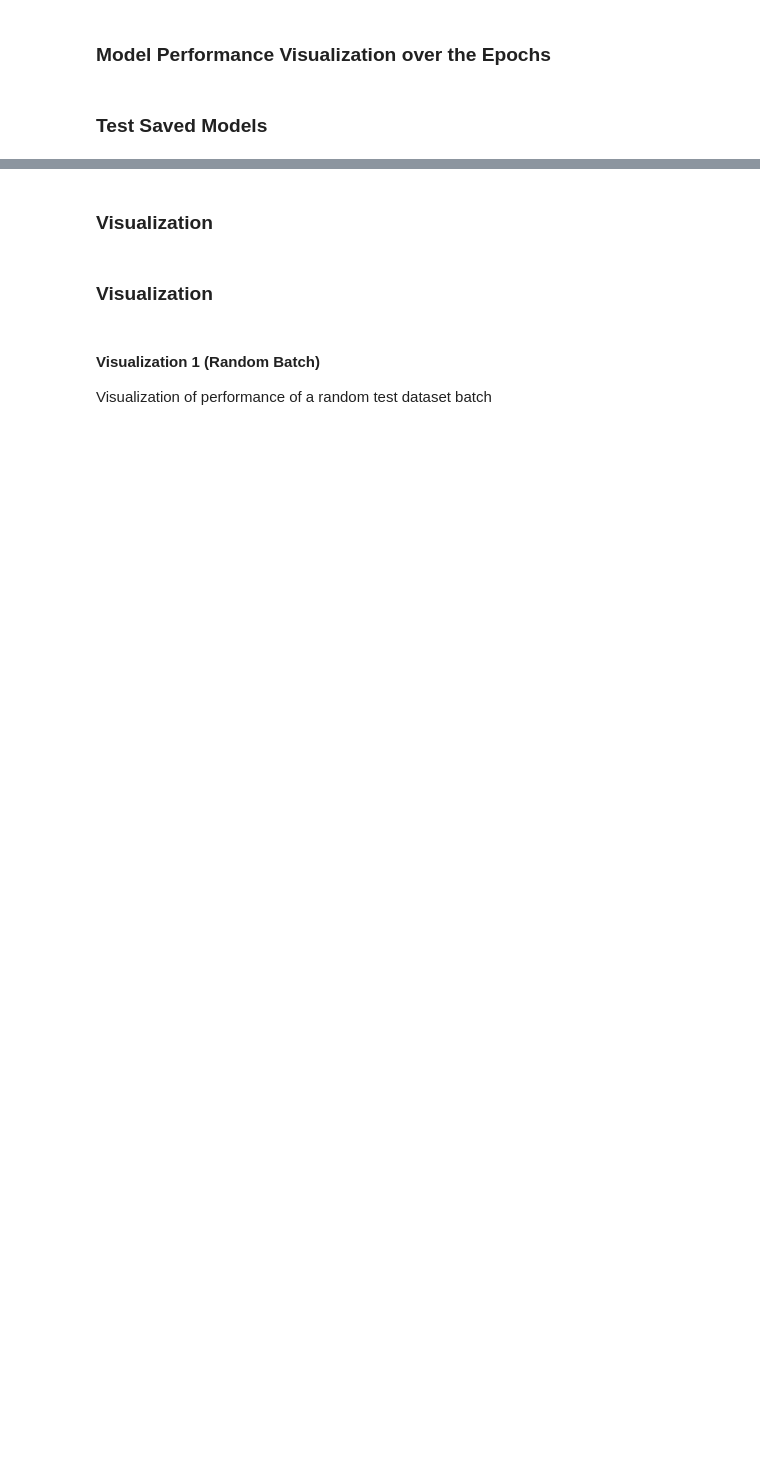
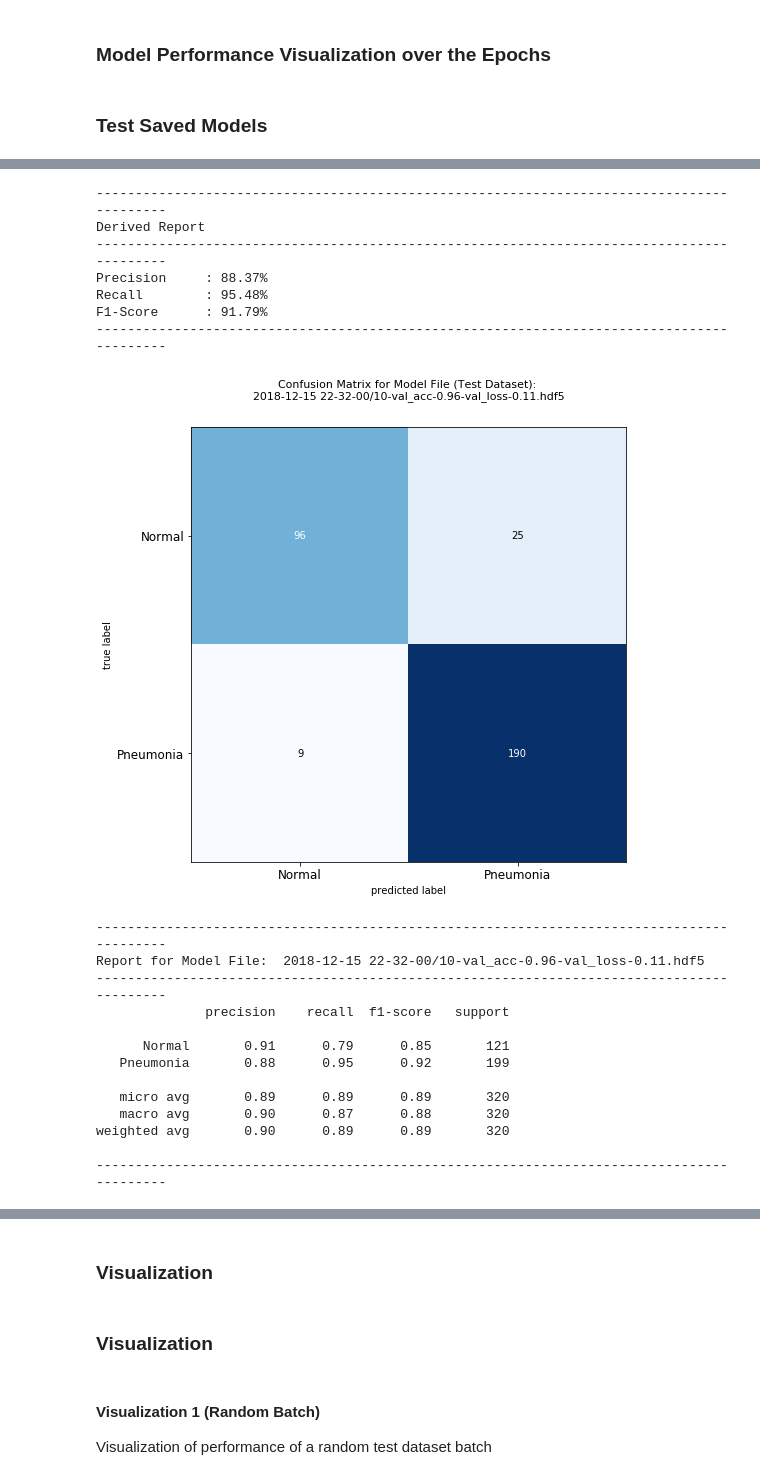
Before and after one commit to anjanatiha/Pneumonia-Detection-from-Chest-X-Ray-Images-with-Deep-Learning, a Jupyter notebook: code/Detection of Pneumonia from Chest X-Ray Images 1.0.0.0.ipynb, the cells around one changed output, grey strips where cells are left out. Cells and saved outputs as stored; diff of their text form; code cells hidden in the pictures; blank space fills up the shorter version.

Commit message:
built model from base

```diff
--- a/code/Detection of Pneumonia from Chest X-Ray Images 1.0.0.0.ipynb
+++ b/code/Detection of Pneumonia from Chest X-Ray Images 1.0.0.0.ipynb
@@ -234,6 +234,10 @@ def remove_empty_folders(path, removeRoot=True):
     if len(files) == 0 and removeRoot:
         print("Removing empty folder:", path)
         os.rmdir(path)
+
+
+def dir_file_count(directory):
+    return sum([len(files) for r, d, files in os.walk(directory)])
 # %%
 # print date and time for given type of representation
 def date_time(x):
@@ -524,7 +528,7 @@ classes = [name_correct(i) for i in classes]
 
 rescale = 1./255
 target_size = (150, 150)
-batch_size = 32
+batch_size = 163
 class_mode = "categorical"
 # class_mode = "binary"
 
@@ -550,7 +554,7 @@ validation_generator = validation_datagen.flow_from_directory(
     validation_dir,
     target_size=target_size,
     class_mode=class_mode,
-    batch_size=len(os.listdir(validation_dir)),
+    batch_size=dir_file_count(validation_dir),
     shuffle = False)
 
 
@@ -560,7 +564,7 @@ test_generator = test_datagen.flow_from_directory(
     testing_dir,
     target_size=target_size,
     class_mode=class_mode,
-    batch_size=len(os.listdir(testing_dir)),
+    batch_size=dir_file_count(testing_dir),
     shuffle = False)
 # %% [output]
 Found 5216 images belonging to 2 classes.
@@ -848,5 +840,5 @@ for i in range(len(dirs)):
 # %%
-cur_dir =dir_name+dirs[9]+"/"
+cur_dir =dir_name+dirs[0]+"/"
 model_names = os.listdir(cur_dir)
 for i in range(len(model_names)):
     print(i, model_names[i])
@@ -857,5 +858,5 @@ print(model_file)
 # %%
-# cur_model = keras.models.load_model(model_file, custom_objects={'activation': swish_activation})
+model = keras.models.load_model(model_file)
 # %%
 print("results")
 result  = model.evaluate_generator(test_generator, steps=len(test_generator), verbose=1)
@@ -870,25 +879,61 @@ y_true=test_generator.classes
 # %%
+title = model_file.split("/")
+model_title = "/".join([i for i in title[3:]])
+
 precision = precision_score(y_true, y_pred)
 recall = recall_score(y_true, y_pred)
 f1 = f1_score(y_true, y_pred)
 
+print("-"*90)
+print("Derived Report")
+print("-"*90)
 print("%s%.2f%s"% ("Precision     : ", precision*100, "%"))
 print("%s%.2f%s"% ("Recall        : ", recall*100,    "%"))
 print("%s%.2f%s"% ("F1-Score      : ", f1*100,        "%"))
-
+print("-"*90)
+print("\n\n")
 
 CM = confusion_matrix(y_true, y_pred)
 
 fig, ax = plot_confusion_matrix(conf_mat=CM ,  figsize=(10,8), hide_ticks=True,cmap=plt.cm.Blues)
 plt.xticks(range(len(classes)), classes, fontsize=12)
 plt.yticks(range(len(classes)), classes, fontsize=12)
+plt.title("Confusion Matrix for Model File (Test Dataset): \n"+model_title, fontsize=11)
 plt.show()
+
 
 cls_report_print = classification_report(y_true, y_pred, target_names=classes)
 
 cls_report = classification_report(y_true, y_pred, target_names=classes, output_dict=True)
 
+print("\n\n")
+print("-"*90)
+print("Report for Model File: ", model_title)
+print("-"*90)
 print(cls_report_print)
+print("-"*90)
+# %% [output]
+------------------------------------------------------------------------------------------
+Derived Report
+------------------------------------------------------------------------------------------
+Precision     : 88.37%
+Recall        : 95.48%
+F1-Score      : 91.79%
+------------------------------------------------------------------------------------------
+[figure, added]
+------------------------------------------------------------------------------------------
+Report for Model File:  2018-12-15 22-32-00/10-val_acc-0.96-val_loss-0.11.hdf5
+------------------------------------------------------------------------------------------
+              precision    recall  f1-score   support
+
+      Normal       0.91      0.79      0.85       121
+   Pneumonia       0.88      0.95      0.92       199
+
+   micro avg       0.89      0.89      0.89       320
+   macro avg       0.90      0.87      0.88       320
+weighted avg       0.90      0.89      0.89       320
+
+------------------------------------------------------------------------------------------
 # %%
 numofbatch = len(test_generator)
 
```
Also changed, not shown: parts of 12 cells of this notebook, 2 other files.
